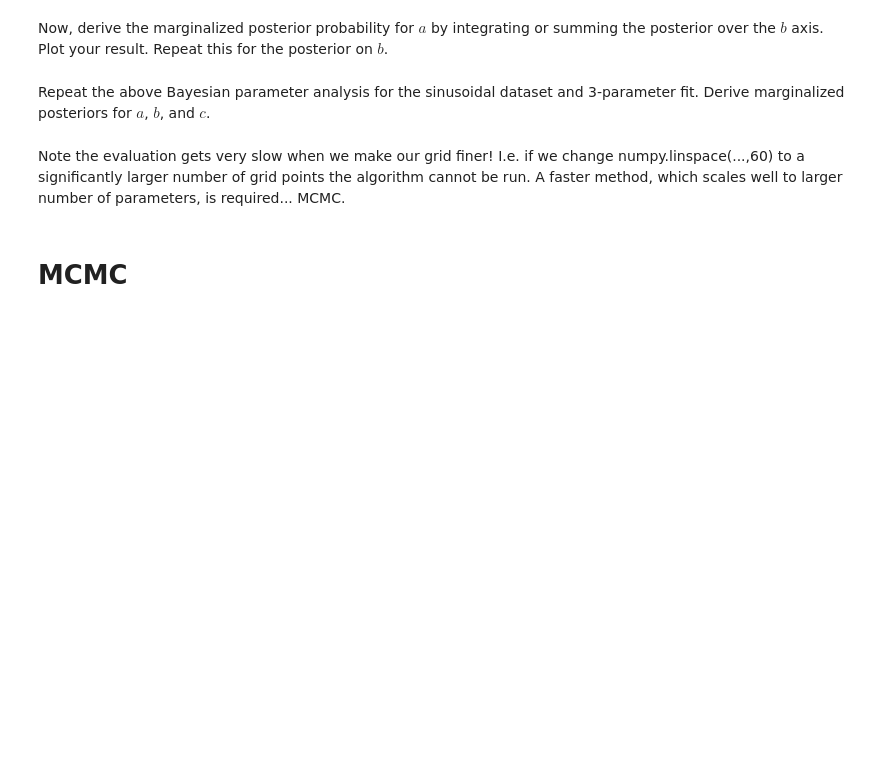
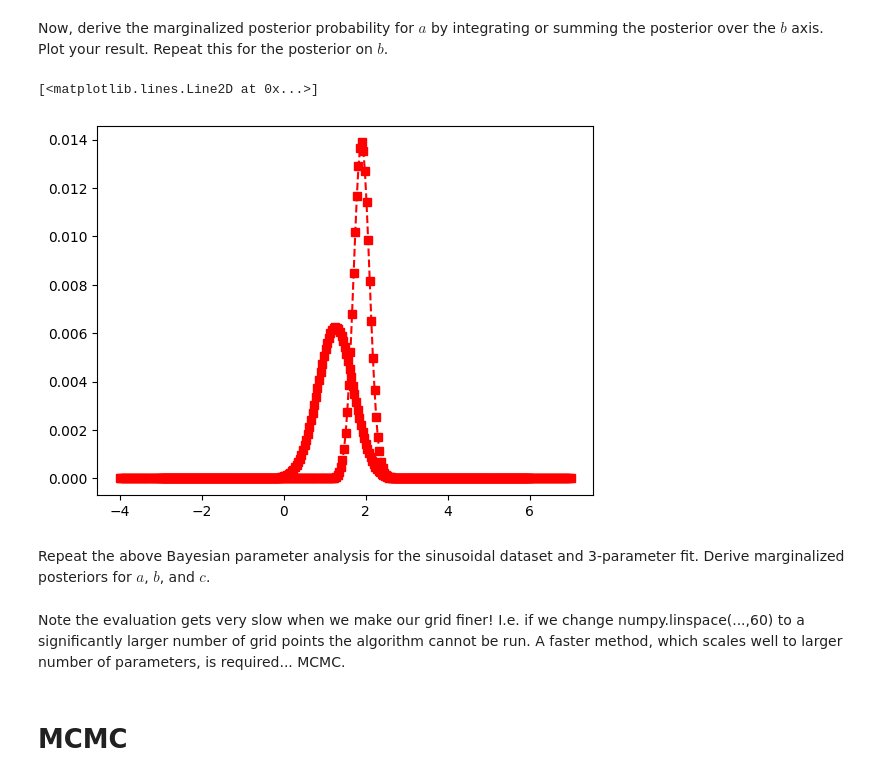
Before and after one commit to genaiwithshubham/machine-learning-practice, a Jupyter notebook: courseInfosysNotebookFinal2025.ipynb, the cells around one changed output. Saved outputs shown, nothing was run; the diff lists cells and outputs as text; code cells hidden in the pictures; blank space fills up the shorter version.

```diff
--- a/courseInfosysNotebookFinal2025.ipynb
+++ b/courseInfosysNotebookFinal2025.ipynb
@@ -331,3 +343,12 @@ Now, derive the marginalized posterior probability for $a$ by integrating or sum
+# %%
+p_a_marg = numpy.sum(numpy.exp(logongrid), axis=1)
+p_b_marg = numpy.sum(numpy.exp(logongrid), axis=0)
+
+pylab.plot(a_grid, p_a_marg, linestyle='dashed',label="A")
+pylab.plot(b_grid, p_b_marg, label="B", )
+# %% [output]
+[<matplotlib.lines.Line2D at 0x...>]
+[figure, added]
 # %% [markdown]
 Repeat the above Bayesian parameter analysis for the sinusoidal dataset and 3-parameter fit. Derive marginalized posteriors for $a$, $b$, and $c$.
 # %%
```
Also changed, not shown: parts of 2 cells of this notebook.
